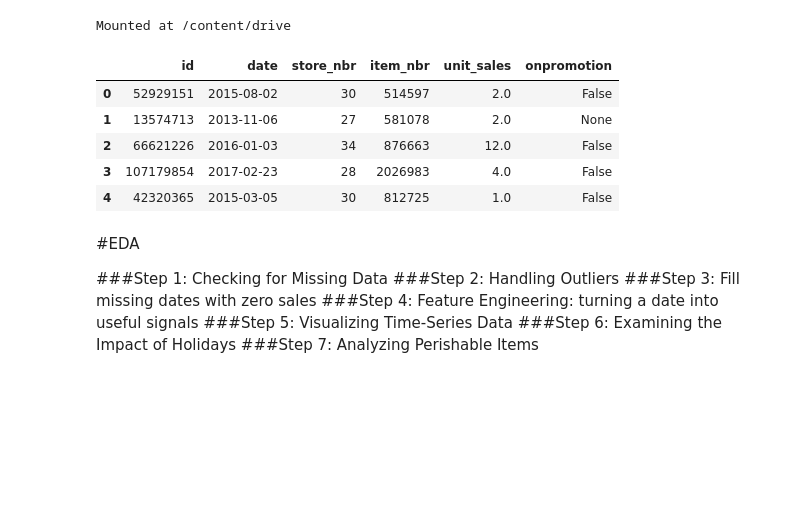
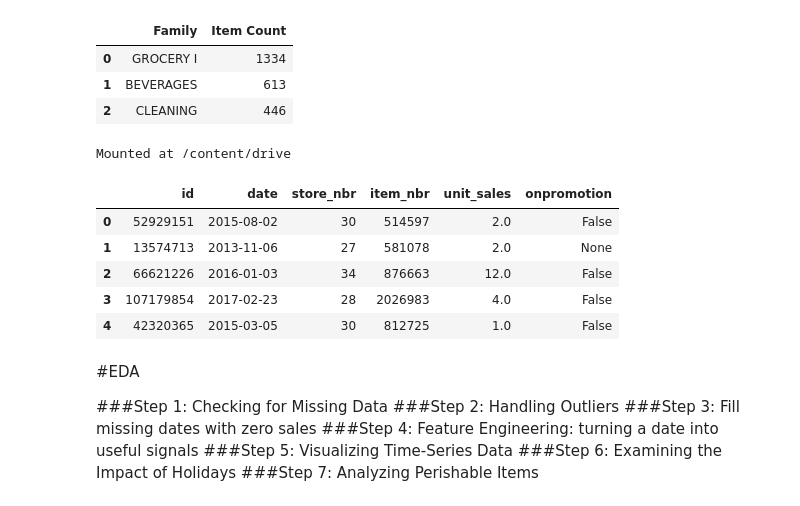
Before and after one commit to vikramwakhlu/Time_Series_Modelling, a Jupyter notebook: data_prep.ipynb, the cells around one changed output. Drawn from its saved outputs; the diff is of its cells as text; code cells hidden in the pictures; blank space fills up the shorter version.

Commit message:
Families Confirmed

```diff
--- a/data_prep.ipynb
+++ b/data_prep.ipynb
@@ -97,4 +97,11 @@ From (redirected): https://drive.google.com/uc?id=1oEX8NEJPY7wPmSJ0n7lO1JUFYyZjF
 To: /content/train.csv
+# %%
+top_3_families
+# %% [output]
+|  | Family | Item Count |
+| 0 | GROCERY I | 1334 |
+| 1 | BEVERAGES | 613 |
+| 2 | CLEANING | 446 |
 # %%
 from google.colab import drive
 drive.mount('/content/drive')
```
Also changed, not shown: parts of 1 cell of this notebook.
